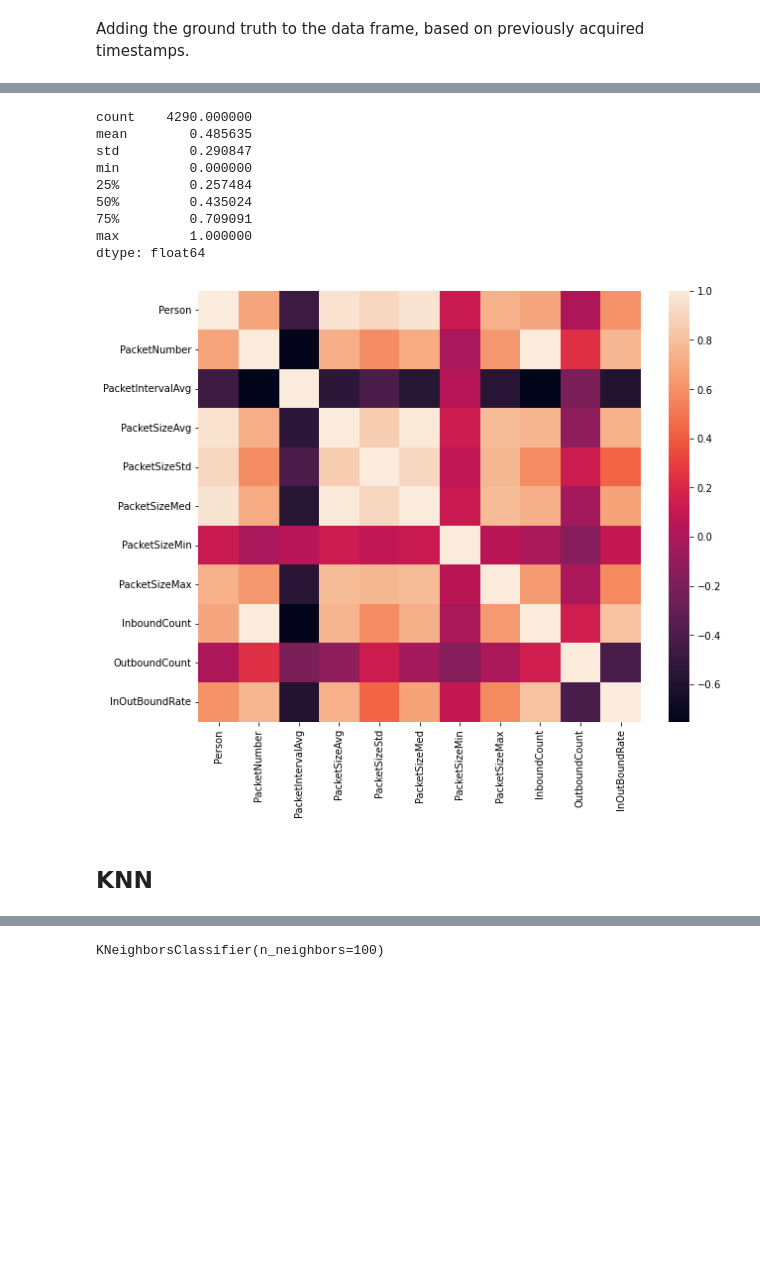
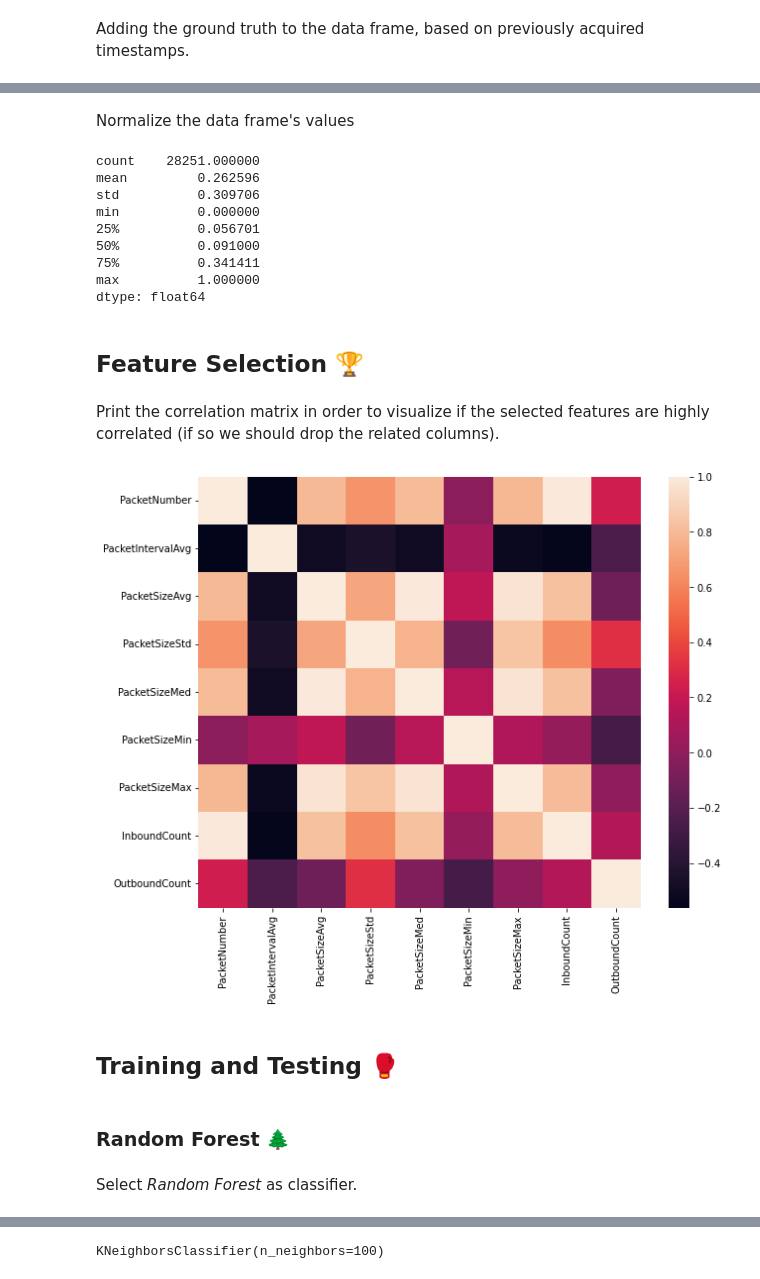
Before and after one commit to GiovanniBaccichet/IoT-human-detection, a Jupyter notebook: Jupyter Notebooks/IoT-Human-Detection.ipynb, the cells around one changed output, grey strips where cells are left out. Cells and saved outputs as stored; diff of their text form; code cells hidden in the pictures; blank space fills up the shorter version.

```diff
--- a/Jupyter Notebooks/IoT-Human-Detection.ipynb
+++ b/Jupyter Notebooks/IoT-Human-Detection.ipynb
@@ -47,4 +49,5 @@ path = working_directory + '/Dataset/'
 # %%
-df = pd.read_csv('Dataset/mini_dataset.csv', encoding = "utf-8", index_col=False, on_bad_lines='skip')
+df = pd.read_csv('Dataset/zoom2_dataset.csv', encoding = "utf-8", index_col=False, on_bad_lines='skip')
+df.columns=["Time", "Source", "Destination", "Protocol", "Length"]
 
-df.columns=["Time", "Source", "Destination", "Protocol", "Port", "Length"]
+df['Time'] = pd.to_datetime(df['Time'])
@@ -57,4 +56,2 @@ Adding `Direction` column to better visualize the traffic behavior.
 # %%
 df['Direction'] = np.where(df['Source']== '192.168.178.69', 'Outbound', 'Inbound')
-
-df.drop('Port',axis = 1,inplace= True)
@@ -187,4 +128,4 @@ df_resampled['InboundCount'] = df.groupby(pd.Grouper(freq=FREQ))['Direction'].ap
 
 df_resampled['OutboundCount'] = df.groupby(pd.Grouper(freq=FREQ))['Direction'].apply(lambda x: (x=='Outbound').sum())
 
-df_resampled['InOutBoundRate'] = df_resampled['InboundCount']/df_resampled['OutboundCount']
+# df_resampled['InOutBoundRate'] = df_resampled['InboundCount']/df_resampled['OutboundCount']
@@ -272,3 +363,5 @@ x_test, x_validate, y_test, y_validate = train_test_split(x_temp, y_temp, test_s
+# %% [markdown]
+Normalize the data frame's values
 # %%
 # Normalize
 min_max_scaler = MinMaxScaler().fit(x_train)
@@ -281,21 +374,33 @@ x_test = min_max_scaler.transform(x_test)
 # All values between 0 and 1
 pd.Series(x_train.flatten()).describe()
 # %% [output]
-count    4290.000000
-mean        0.485635
-std         0.290847
-min         0.000000
-25%         0.257484
-50%         0.435024
-75%         0.709091
-max         1.000000
+count    28251.000000
+mean         0.262596
+std          0.309706
+min          0.000000
+25%          0.056701
+50%          0.091000
+75%          0.341411
+max          1.000000
 dtype: float64
+# %% [markdown]
+## Feature Selection 🏆
+# %% [markdown]
+Print the correlation matrix in order to visualize if the selected features are highly correlated (if so we should drop the related columns).
 # %%
-corr = df_resampled.corr()
+features = df_resampled
+features.drop('Person',axis = 1,inplace= True)
+
+corr = features.corr()
+
 plt.figure(figsize=(10,8))
 sns.heatmap(corr)
 plt.show()
 # %% [output]
-[figure, old version]
+[figure, new version]
-# %% [markdown]
-## KNN
+# %% [markdown]
+## Training and Testing 🥊
+# %% [markdown]
+### Random Forest 🌲
+# %% [markdown]
+Select *Random Forest* as classifier.
```
Also changed, not shown: parts of 85 cells of this notebook, 3 other files.
